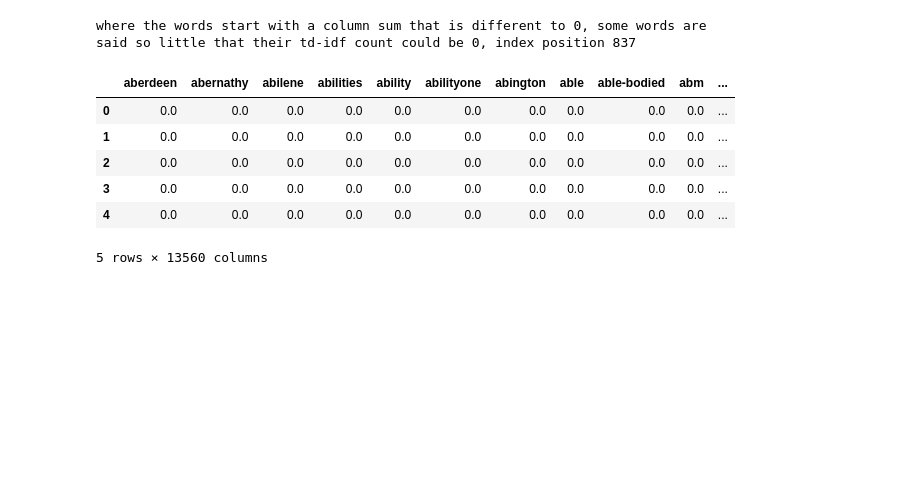
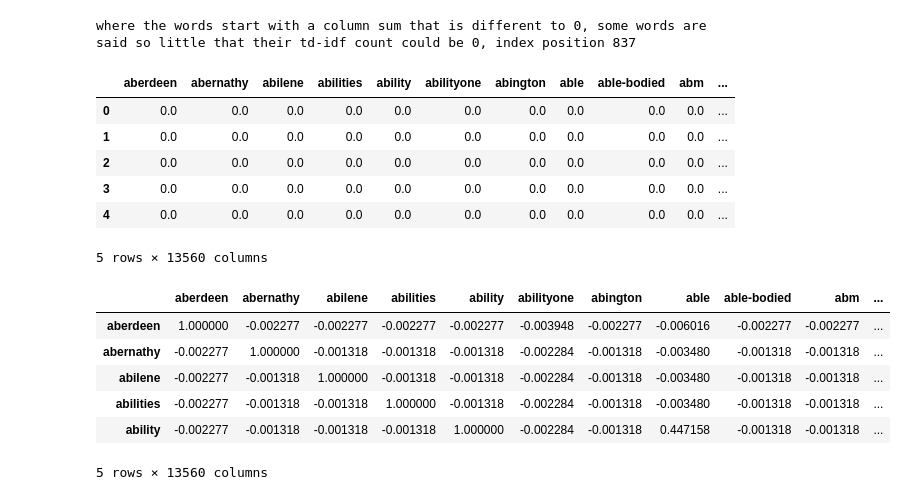
Before and after one commit to caromedellin/Python-notes, a Jupyter notebook: exploratory-data-analysis/column-clean-methods.ipynb, the cells around one changed output. Cells and saved outputs as stored; diff of their text form; code cells hidden in the pictures; blank space fills up the shorter version.

```diff
--- a/exploratory-data-analysis/column-clean-methods.ipynb
+++ b/exploratory-data-analysis/column-clean-methods.ipynb
@@ -400,3 +403,14 @@ where the words start with a column sum that is different to 0, some words are s
 | 3 | 0.0 | 0.0 | 0.0 | 0.0 | 0.0 | 0.0 | 0.0 | 0.0 | 0.0 | 0.0 | ... |
 | 4 | 0.0 | 0.0 | 0.0 | 0.0 | 0.0 | 0.0 | 0.0 | 0.0 | 0.0 | 0.0 | ... |
 5 rows × 13560 columns
+# %%
+global_correlations = capitol_words.ix[:,836:].corr()
+global_correlations.head()
+# %% [output]
+|  | aberdeen | abernathy | abilene | abilities | ability | abilityone | abington | able | able-bodied | abm | ... |
+| aberdeen | 1.000000 | -0.002277 | -0.002277 | -0.002277 | -0.002277 | -0.003948 | -0.002277 | -0.006016 | -0.002277 | -0.002277 | ... |
+| abernathy | -0.002277 | 1.000000 | -0.001318 | -0.001318 | -0.001318 | -0.002284 | -0.001318 | -0.003480 | -0.001318 | -0.001318 | ... |
+| abilene | -0.002277 | -0.001318 | 1.000000 | -0.001318 | -0.001318 | -0.002284 | -0.001318 | -0.003480 | -0.001318 | -0.001318 | ... |
+| abilities | -0.002277 | -0.001318 | -0.001318 | 1.000000 | -0.001318 | -0.002284 | -0.001318 | -0.003480 | -0.001318 | -0.001318 | ... |
+| ability | -0.002277 | -0.001318 | -0.001318 | -0.001318 | 1.000000 | -0.002284 | -0.001318 | 0.447158 | -0.001318 | -0.001318 | ... |
+5 rows × 13560 columns
```
Also changed, not shown: parts of 11 cells of this notebook.
